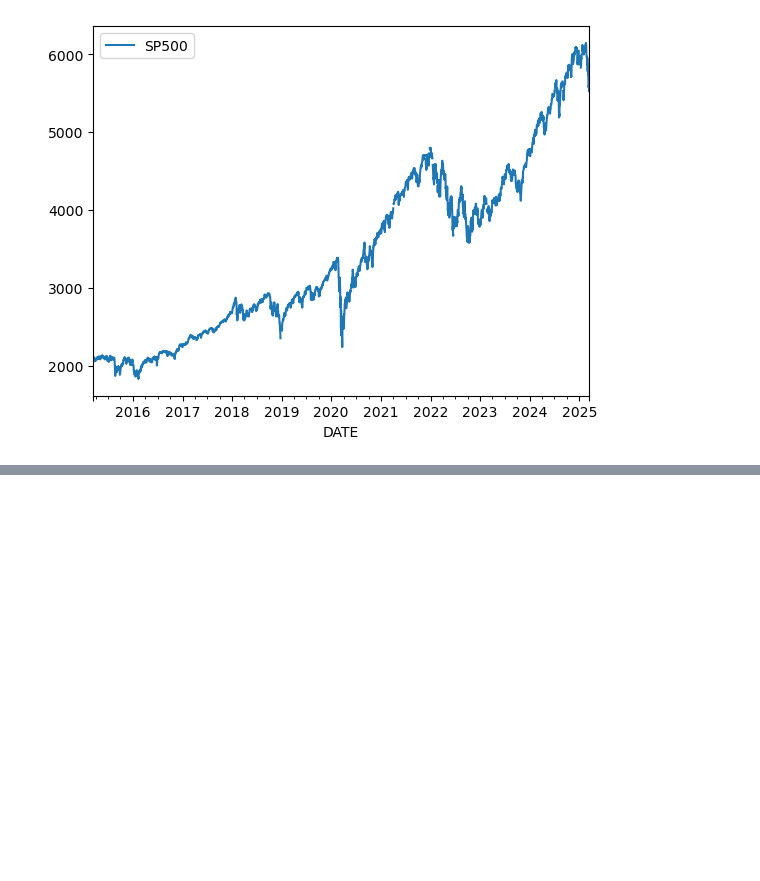
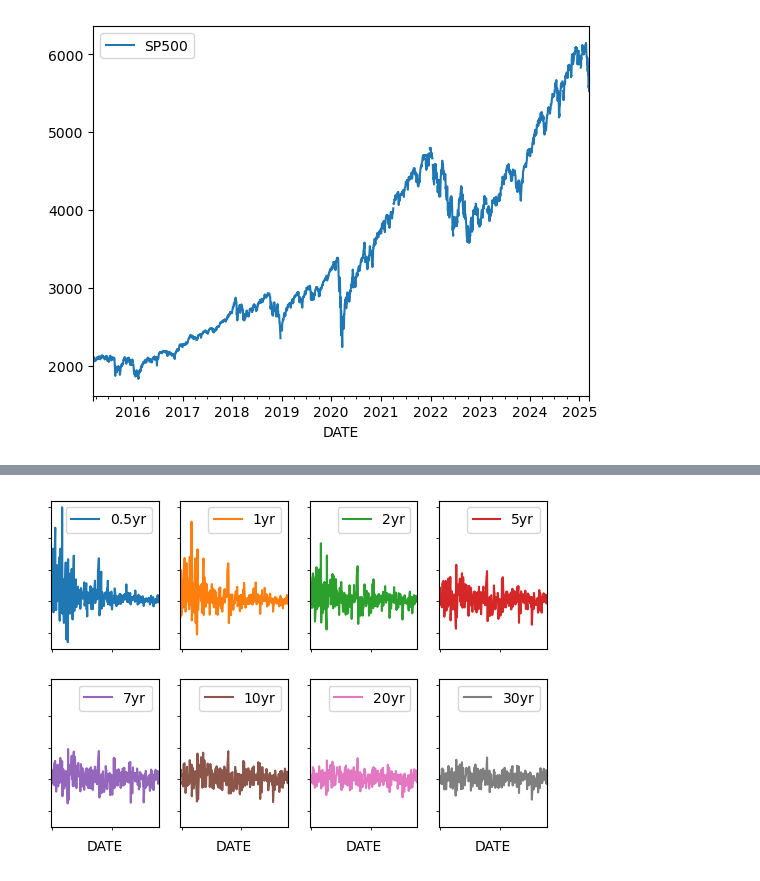
Before and after one commit to Arch-jyh/iris_books, a Jupyter notebook: book1/19/exersice.ipynb, the cells around one changed output, grey strips where cells are left out. Cells and saved outputs as stored; diff of their text form; code cells hidden in the pictures; blank space fills up the shorter version.

```diff
--- a/book1/19/exersice.ipynb
+++ b/book1/19/exersice.ipynb
@@ -300,0 +311,10 @@ Text(0, 0.5, 'IR level')
+# %%
+#计算日收益
+r_df = df.pct_change()
+r_df.plot(subplots=True,layout=(2,4),
+          sharex=True,sharey=True,
+          xticks=[],yticks=[],
+          xlim=(df.index.min(),df.index.max()))
+plt.savefig("利率日收益走势图,子图.svg")
+# %% [output]
+[figure, added]
```
Also changed, not shown: parts of 14 cells of this notebook, 16 other files.
